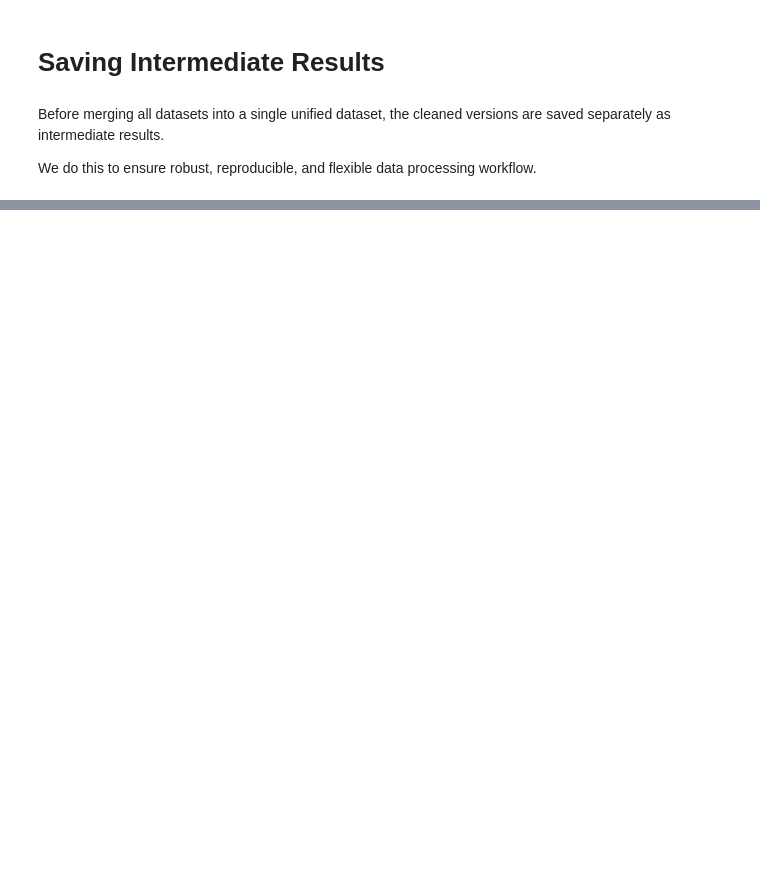
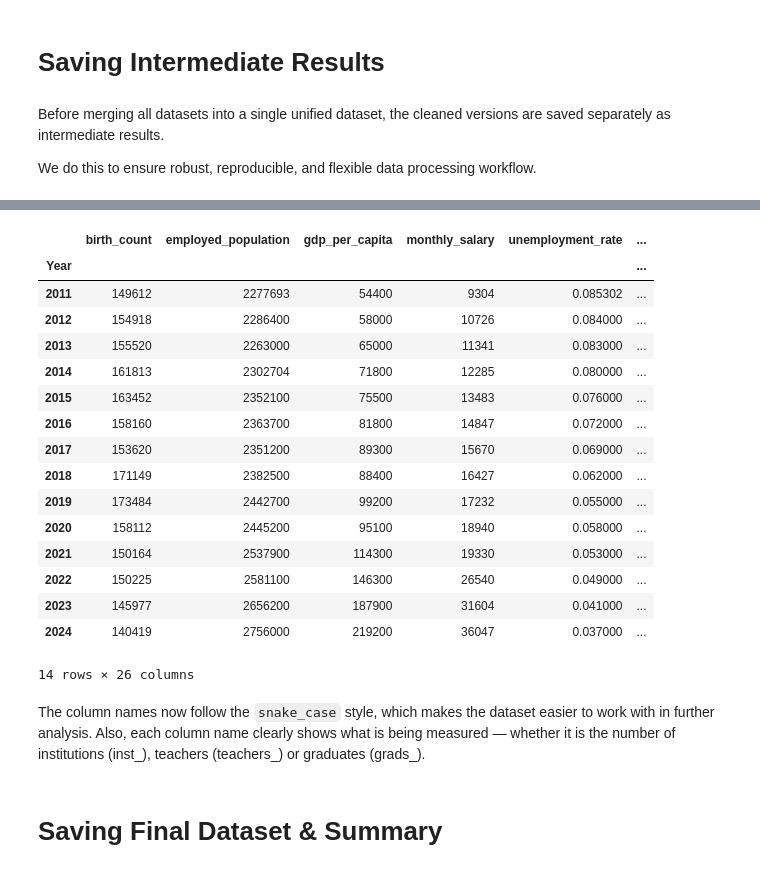
Before and after one commit to rus5sp/DAV-Project, a Jupyter notebook: cleaning.ipynb, the cells around one changed output, grey strips where cells are left out. Drawn from its saved outputs; the diff is of its cells as text; code cells hidden in the pictures; blank space fills up the shorter version.

```diff
--- a/cleaning.ipynb
+++ b/cleaning.ipynb
@@ -827,0 +895,58 @@ clean_students.to_csv("data/interim/education/clean_students_of_schools_and_unis
+# %%
+df.columns = [
+    "birth_count",
+    "employed_population",
+    "gdp_per_capita",
+    "monthly_salary",
+    "unemployment_rate",
+    "industrial_production",
+
+    # institutions
+    "inst_preschool",
+    "inst_general_school",
+    "inst_elementary",
+    "inst_junior",
+    "inst_high",
+    "inst_special_needs",
+    "inst_vocational",
+    "inst_secondary_special",
+    "inst_higher",
+
+    # teachers
+    "teachers_preschool",
+    "teachers_general_school",
+    "teachers_special_needs",
+    "teachers_vocational",
+    "teachers_secondary_special",
+    "teachers_higher",
+
+    # graduates
+    "grad_secondary_9",
+    "grad_secondary_11",
+    "grad_vocational",
+    "grad_secondary_special",
+    "grad_higher"
+]
+df
+# %% [output]
+|  | birth_count | employed_population | gdp_per_capita | monthly_salary | unemployment_rate | ... |
+| Year |  |  |  |  |  | ... |
+| 2011 | 149612 | 2277693 | 54400 | 9304 | 0.085302 | ... |
+| 2012 | 154918 | 2286400 | 58000 | 10726 | 0.084000 | ... |
+| 2013 | 155520 | 2263000 | 65000 | 11341 | 0.083000 | ... |
+| 2014 | 161813 | 2302704 | 71800 | 12285 | 0.080000 | ... |
+| 2015 | 163452 | 2352100 | 75500 | 13483 | 0.076000 | ... |
+| 2016 | 158160 | 2363700 | 81800 | 14847 | 0.072000 | ... |
+| 2017 | 153620 | 2351200 | 89300 | 15670 | 0.069000 | ... |
+| 2018 | 171149 | 2382500 | 88400 | 16427 | 0.062000 | ... |
+| 2019 | 173484 | 2442700 | 99200 | 17232 | 0.055000 | ... |
+| 2020 | 158112 | 2445200 | 95100 | 18940 | 0.058000 | ... |
+| 2021 | 150164 | 2537900 | 114300 | 19330 | 0.053000 | ... |
+| 2022 | 150225 | 2581100 | 146300 | 26540 | 0.049000 | ... |
+| 2023 | 145977 | 2656200 | 187900 | 31604 | 0.041000 | ... |
+| 2024 | 140419 | 2756000 | 219200 | 36047 | 0.037000 | ... |
+14 rows × 26 columns
+# %% [markdown]
+The column names now follow the `snake_case` style, which makes the dataset easier to work with in further analysis. Also, each column name clearly shows what is being measured — whether it is the number of institutions (inst_), teachers (teachers_) or graduates (grads_).
+# %% [markdown]
+# Saving Final Dataset & Summary
```
Also changed, not shown: parts of 22 cells of this notebook.
